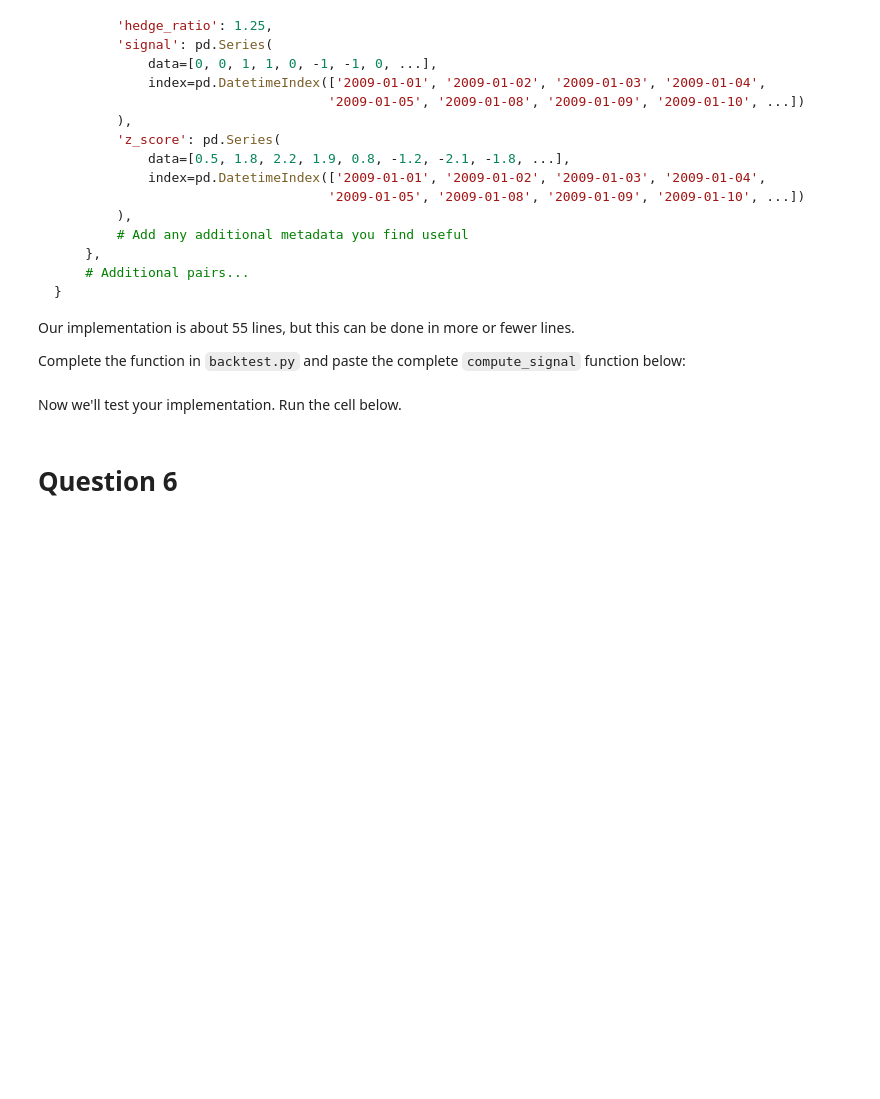
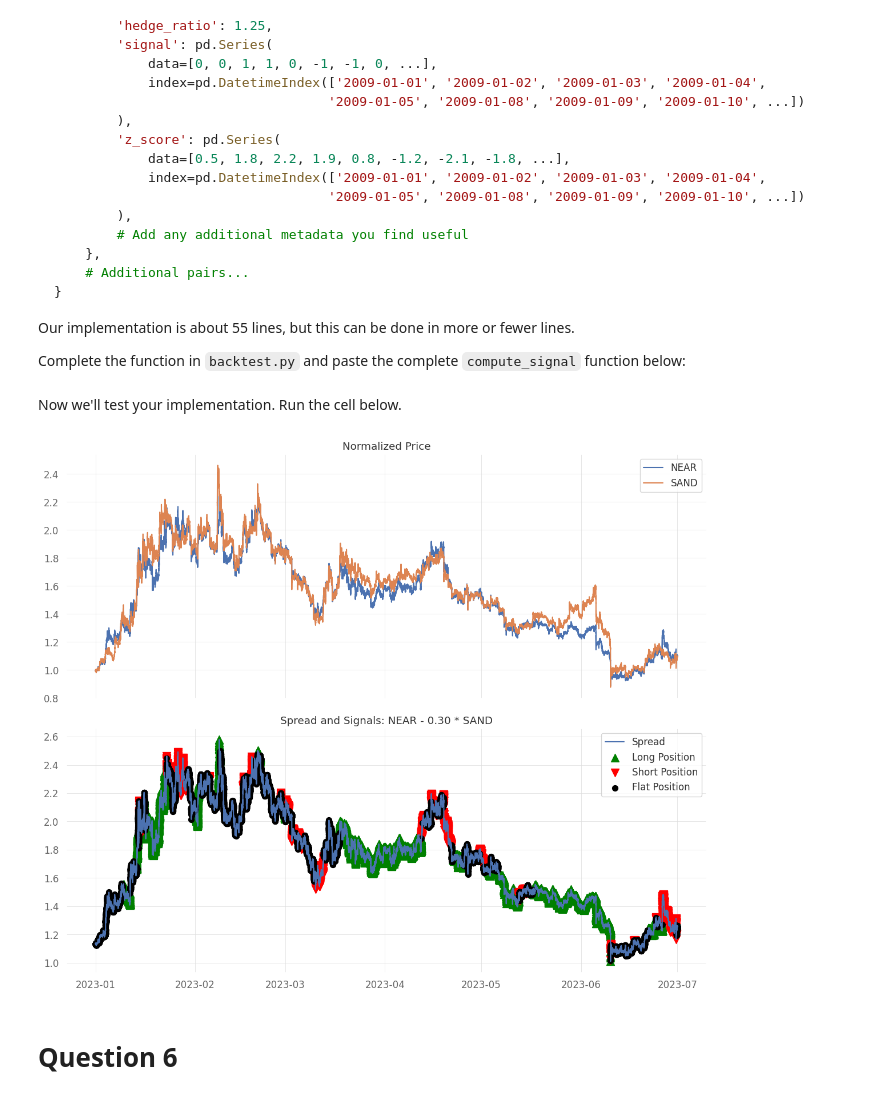
Before and after one commit to johannesfuest/crypto_statarb, a Jupyter notebook: MSE244_HW2_ethan.ipynb, the cells around one changed output. Drawn from its saved outputs; the diff is of its cells as text; code cells hidden in the pictures; blank space fills up the shorter version.

```diff
--- a/MSE244_HW2_ethan.ipynb
+++ b/MSE244_HW2_ethan.ipynb
@@ -472,17 +452,8 @@ def compute_signal(prices: pd.DataFrame, hedge_ratios: pd.DataFrame, config: dic
 # %% [markdown]
 Now we'll test your implementation. Run the cell below.
 # %%
-# Take the pairs you created above and prices and returns and
-# pass them to the `estimate_hedge_ratio` function.
-
-config = {
-    'Z_THRESHOLD': 2,
-    'ESTIMATION_PERIOD': 20,
-    'EXIT_STRATEGY': 'convergence',
-}
-
 # Compute signals
-signals = compute_signal(filtered_prices, hedge_ratios, config)
+signals = compute_signal(selected_prices, hedge_ratios, config)
 pair_idx = 0
 
 # Get ticker info for the selected pair
@@ -494,36 +465,38 @@ hr = hedge_ratios['hedge_ratio'].iloc[pair_idx]
 fig, (ax1, ax2) = plt.subplots(2, 1, figsize=(12, 10), sharex=True)
 
 # Plot normalized prices on first subplot
-s1 = filtered_prices[ticker1]
-s2 = filtered_prices[ticker2]
+s1 = selected_prices[ticker1]
+s2 = selected_prices[ticker2]
 s1_norm = s1 / s1.iloc[0]
 s2_norm = s2 / s2.iloc[0]
 ax1.plot(s1_norm.index, s1_norm, label=ticker1)
 ax1.plot(s2_norm.index, s2_norm, label=ticker2)
 ax1.set_title('Normalized Price')
 ax1.legend()
 
 # Plot spread and signals on second subplot
 spread = s1 - hr * s2
 ax2.plot(spread.index, spread, label='Spread')
 
 # Add signals to the second subplot
 pair_signals = signals[f"{ticker1}_{ticker2}"]
 entry_long = np.where(pair_signals['signal'] == -1)[0]
 entry_short = np.where(pair_signals['signal'] == 1)[0]
 exit_points = np.where(pair_signals['signal'] == 0)[0]
 
 ax2.scatter(spread.index[entry_long], spread.iloc[entry_long],
             color='green', marker='^', s=100, label='Long Position')
 ax2.scatter(spread.index[entry_short], spread.iloc[entry_short],
             color='red', marker='v', s=100, label='Short Position')
 ax2.scatter(spread.index[exit_points], spread.iloc[exit_points],
             color='black', marker='o', s=50, label='Flat Position')
 ax2.set_title(f'Spread and Signals: {ticker1} - {hr:.2f} * {ticker2}')
 ax2.legend()
 
 plt.tight_layout()
 plt.show()
+# %% [output]
+[figure, added]
 # %% [markdown]
 # Question 6
 # %% [markdown]
```
Also changed, not shown: parts of 16 cells of this notebook, 3 other files.
